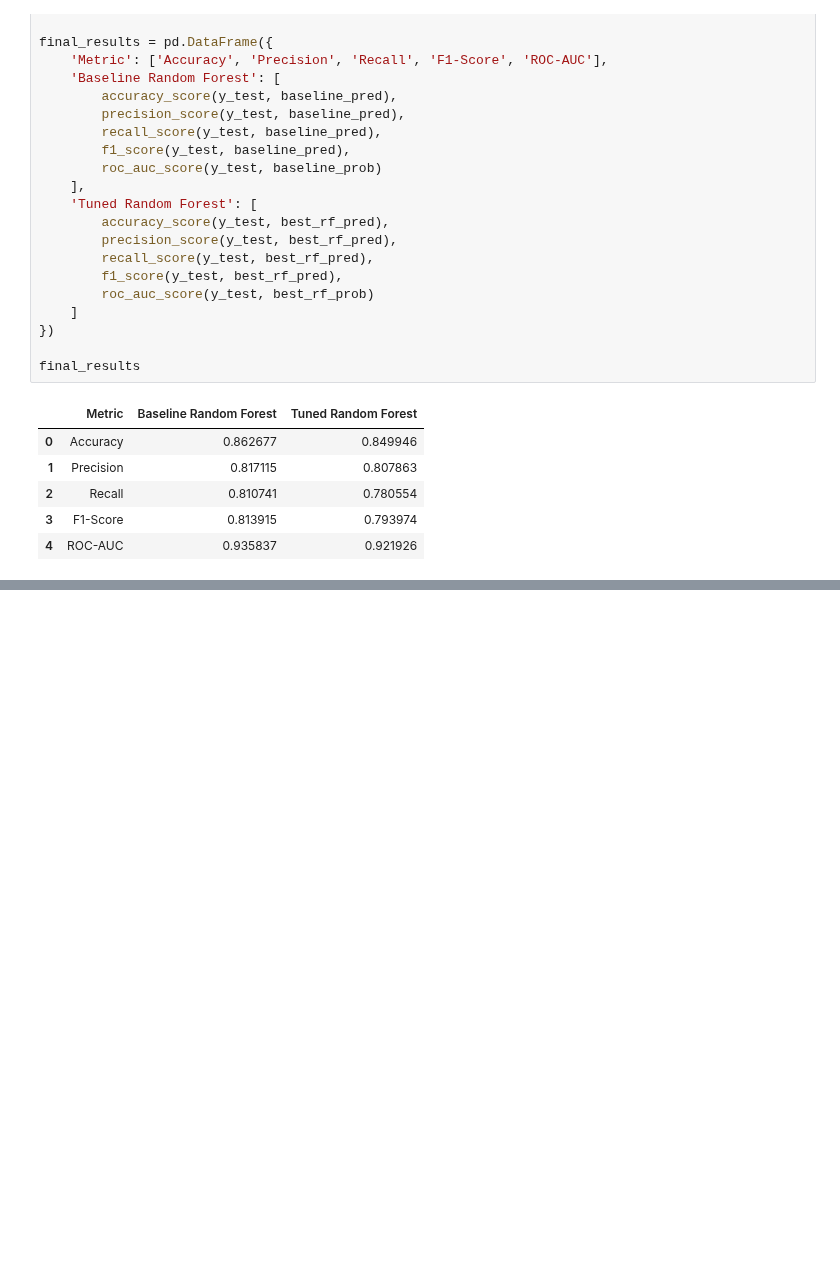
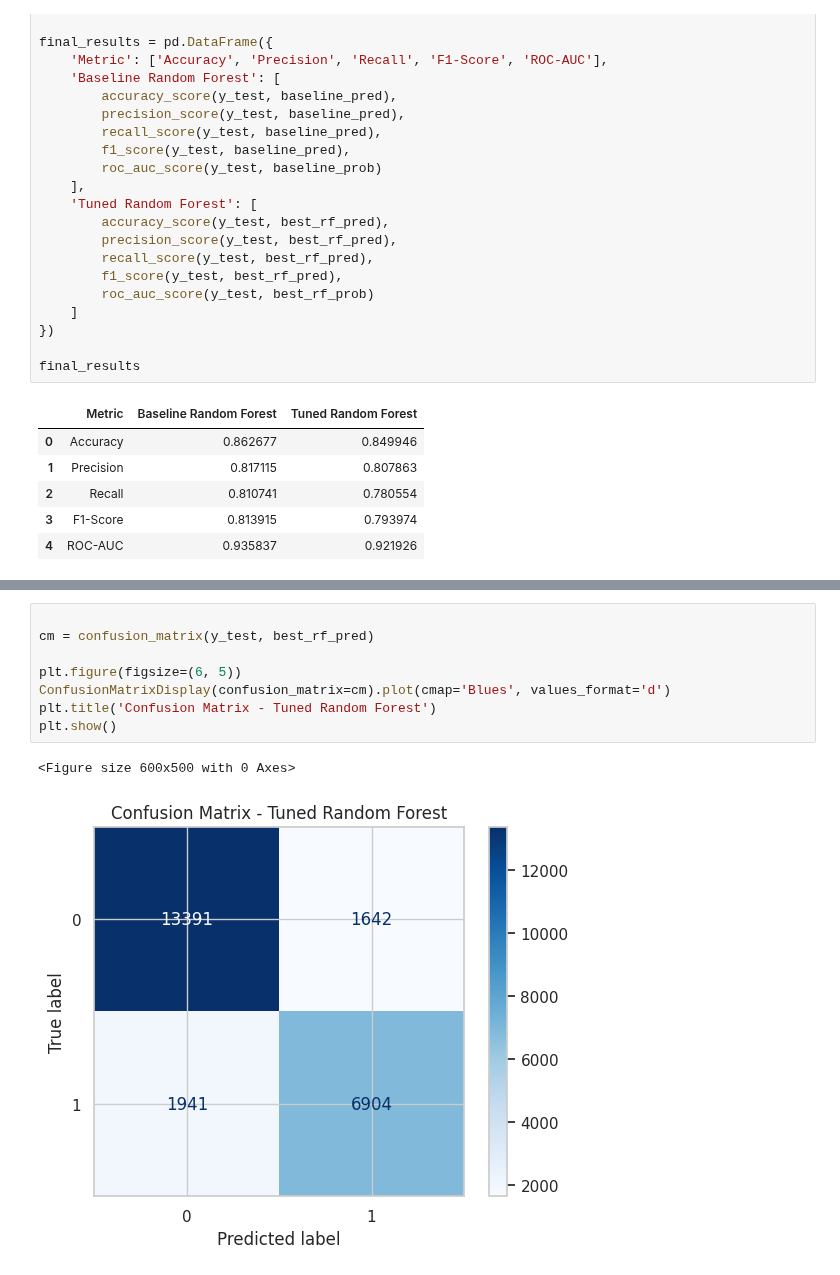
Before and after one commit to Eranga999/ML_Group_Assigment, a Jupyter notebook: Random_Forest_IT22198686.ipynb, the cells around one changed output, grey strips where cells are left out. Saved outputs shown, nothing was run; the diff lists cells and outputs as text; blank space fills up the shorter version.

```diff
--- a/Random_Forest_IT22198686.ipynb
+++ b/Random_Forest_IT22198686.ipynb
@@ -395,0 +412,11 @@ final_results
+# %%
+
+cm = confusion_matrix(y_test, best_rf_pred)
+
+plt.figure(figsize=(6, 5))
+ConfusionMatrixDisplay(confusion_matrix=cm).plot(cmap='Blues', values_format='d')
+plt.title('Confusion Matrix - Tuned Random Forest')
+plt.show()
+# %% [output]
+<Figure size 600x500 with 0 Axes>
+[figure, added]
```
Also changed, not shown: parts of 3 cells of this notebook.
